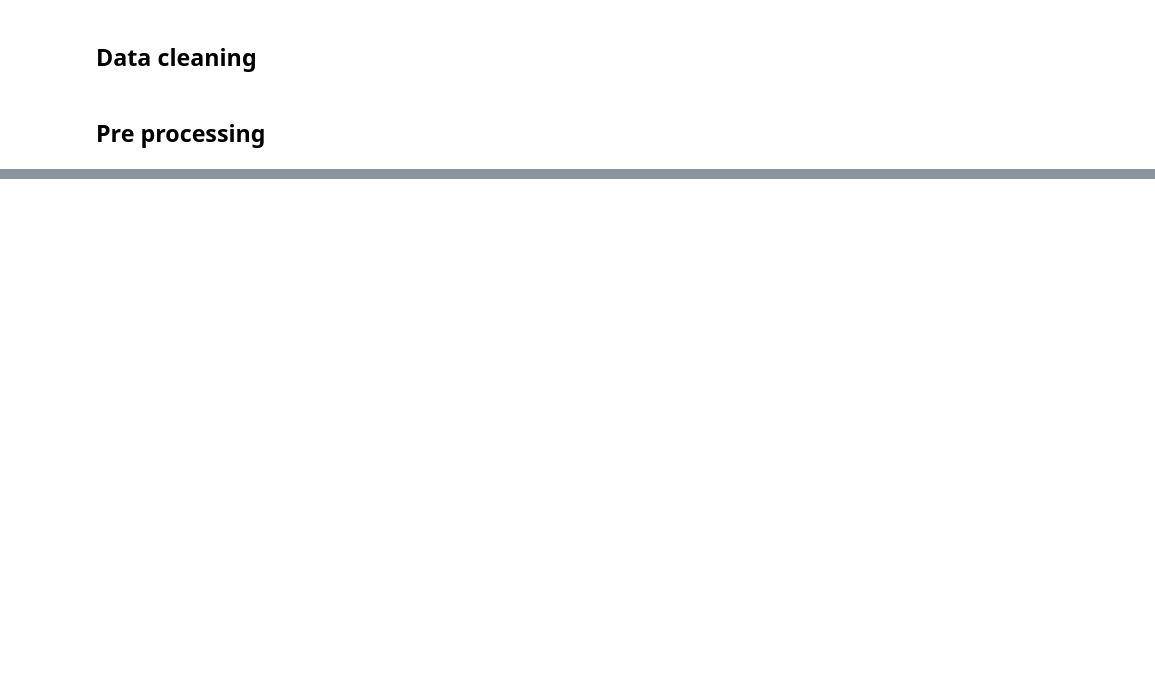
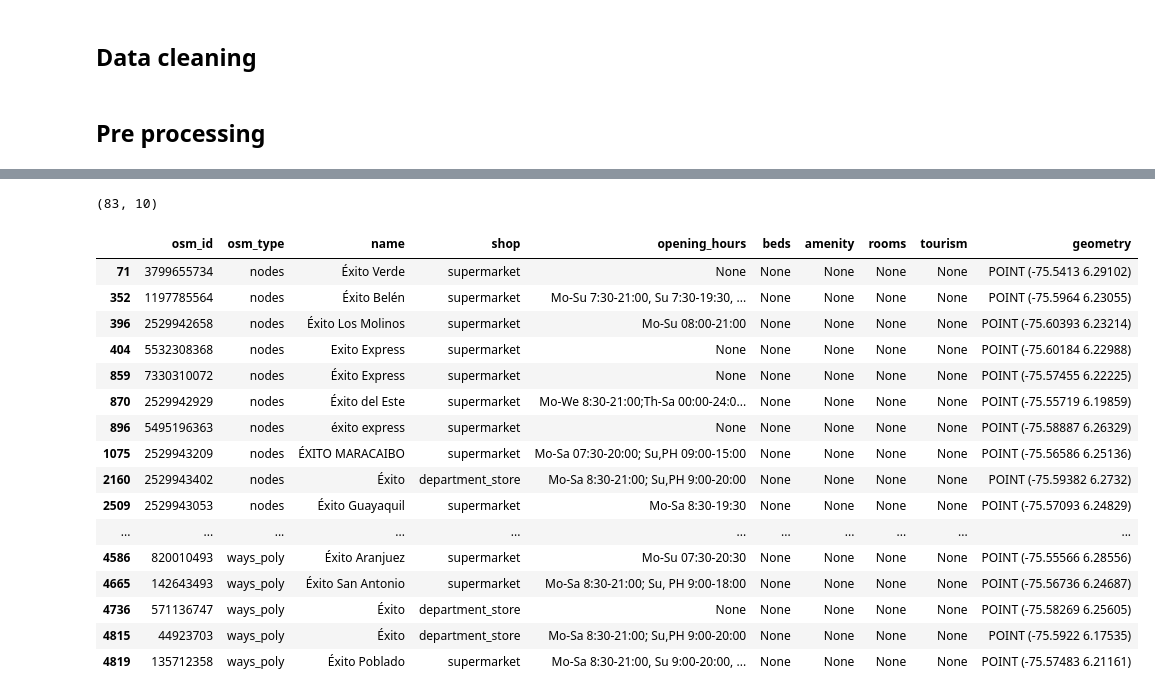
Before and after one commit to rpoandres/30DayMapChallenge2024, a Jupyter notebook: Points/Main.ipynb, the cells around one changed output, grey strips where cells are left out. Saved outputs shown, nothing was run; the diff lists cells and outputs as text; code cells hidden in the pictures; blank space fills up the shorter version.

```diff
--- a/Points/Main.ipynb
+++ b/Points/Main.ipynb
@@ -244,0 +271,3 @@ retail_clean_gdf = retail_gdf[~retail_gdf["osm_type"].isin(["relations"])]
+# %%
+# Polygons to points
+retail_clean_gdf["geometry"] = retail_clean_gdf["geometry"].apply(lambda geom: geom.centroid if geom.geom_type == "Polygon" else geom)
@@ -244,0 +311,33 @@ retail_clean_gdf = retail_gdf[~retail_gdf["osm_type"].isin(["relations"])]
+# %%
+# Shape
+d1_gdf.shape
+# %% [output]
+(83, 10)
+# %%
+# Exito testing - polygons
+
+search_exito = ["éxito", "Exito"]
+
+exito_terms = '|'.join(search_exito)
+
+retail_clean_gdf[
+    (retail_clean_gdf["name"].str.contains(exito_terms, case=False, na=False))
+]
+# %% [output]
+|  | osm_id | osm_type | name | shop | opening_hours | beds | amenity | rooms | tourism | geometry |
+| 71 | 3799655734 | nodes | Éxito Verde | supermarket | None | None | None | None | None | POINT (-75.5413 6.29102) |
+| 352 | 1197785564 | nodes | Éxito Belén | supermarket | Mo-Su 7:30-21:00, Su 7:30-19:30, ... | None | None | None | None | POINT (-75.5964 6.23055) |
+| 396 | 2529942658 | nodes | Éxito Los Molinos | supermarket | Mo-Su 08:00-21:00 | None | None | None | None | POINT (-75.60393 6.23214) |
+| 404 | 5532308368 | nodes | Exito Express | supermarket | None | None | None | None | None | POINT (-75.60184 6.22988) |
+| 859 | 7330310072 | nodes | Éxito Express | supermarket | None | None | None | None | None | POINT (-75.57455 6.22225) |
+| 870 | 2529942929 | nodes | Éxito del Este | supermarket | Mo-We 8:30-21:00;Th-Sa 00:00-24:0... | None | None | None | None | POINT (-75.55719 6.19859) |
+| 896 | 5495196363 | nodes | éxito express | supermarket | None | None | None | None | None | POINT (-75.58887 6.26329) |
+| 1075 | 2529943209 | nodes | ÉXITO MARACAIBO | supermarket | Mo-Sa 07:30-20:00; Su,PH 09:00-15:00 | None | None | None | None | POINT (-75.56586 6.25136) |
+| 2160 | 2529943402 | nodes | Éxito | department_store | Mo-Sa 8:30-21:00; Su,PH 9:00-20:00 | None | None | None | None | POINT (-75.59382 6.2732) |
+| 2509 | 2529943053 | nodes | Éxito Guayaquil | supermarket | Mo-Sa 8:30-19:30 | None | None | None | None | POINT (-75.57093 6.24829) |
+| ... | ... | ... | ... | ... | ... | ... | ... | ... | ... | ... |
+| 4586 | 820010493 | ways_poly | Éxito Aranjuez | supermarket | Mo-Su 07:30-20:30 | None | None | None | None | POINT (-75.55566 6.28556) |
+| 4665 | 142643493 | ways_poly | Éxito San Antonio | supermarket | Mo-Sa 8:30-21:00; Su, PH 9:00-18:00 | None | None | None | None | POINT (-75.56736 6.24687) |
+| 4736 | 571136747 | ways_poly | Éxito | department_store | None | None | None | None | None | POINT (-75.58269 6.25605) |
+| 4815 | 44923703 | ways_poly | Éxito | department_store | Mo-Sa 8:30-21:00; Su,PH 9:00-20:00 | None | None | None | None | POINT (-75.5922 6.17535) |
+| 4819 | 135712358 | ways_poly | Éxito Poblado | supermarket | Mo-Sa 8:30-21:00, Su 9:00-20:00, ... | None | None | None | None | POINT (-75.57483 6.21161) |
```
Also changed, not shown: parts of 12 cells of this notebook.
